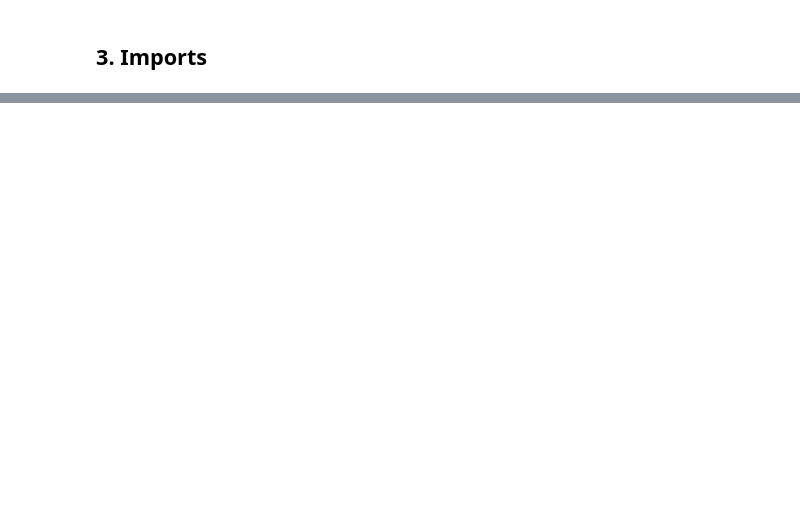
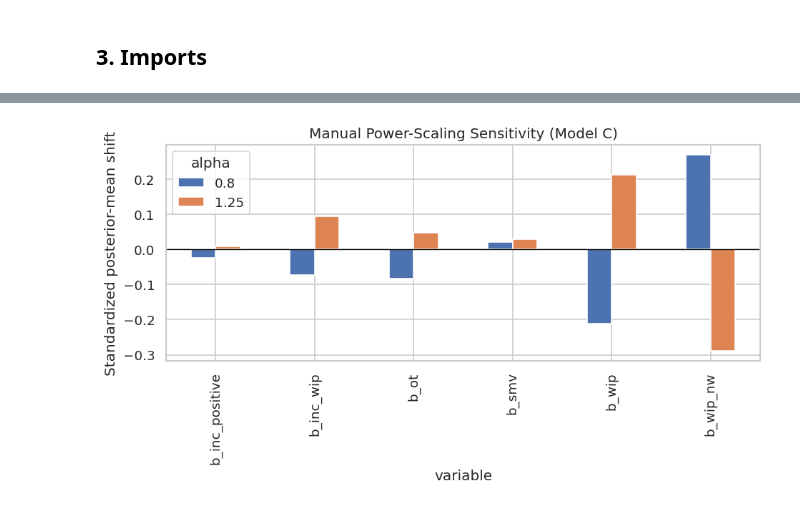
Before and after one commit to dakshini01/ProdFusion, a Jupyter notebook: codes/02_bayesian_beta_model_v2.ipynb, the cells around one changed output, grey strips where cells are left out. Saved outputs shown, nothing was run; the diff lists cells and outputs as text; code cells hidden in the pictures; blank space fills up the shorter version.

```diff
--- a/codes/02_bayesian_beta_model_v2.ipynb
+++ b/codes/02_bayesian_beta_model_v2.ipynb
@@ -965,0 +1734,79 @@ else:
+# %%
+# ── Formal prior sensitivity: power-scaling diagnostics for Model C ───────────
+
+POWER_SCALE_ALPHAS = [0.8, 1.25]  # scale prior/likelihood power away from 1.0
+
+if HAS_PRIORSENSE:
+    try:
+        ps_result = priorsense.powerscale_sensitivity(idata_C)
+        print("priorsense power-scaling sensitivity (cjs distance):")
+        print(ps_result)
+        priorsense.powerscale_plot_dens(idata_C, var_names=["b_wip", "b_inc_positive", "b_inc_wip"])
+        plt.tight_layout()
+        plt.savefig(OUTPUT_DIR / "02_priorsense_powerscale.png", dpi=120)
+        plt.show()
+    except Exception as exc:
+        print(f"priorsense failed ({exc}); falling back to the manual implementation below.")
+        HAS_PRIORSENSE = False
+
+if not HAS_PRIORSENSE:
+    from arviz.stats import psislw
+
+    def manual_powerscale_sensitivity(idata, var_names, alphas=POWER_SCALE_ALPHAS):
+        """
+        Manual power-scaling sensitivity using importance sampling.
+
+        For each variable, compares the base posterior mean to the
+        importance-weighted posterior mean obtained by raising either the
+        prior or the likelihood to the power `alpha`. The importance weights
+        for likelihood-scaling are (alpha - 1) * log_likelihood (summed over
+        observations); Pareto-smoothing is applied via psislw for stability.
+        A large shift relative to the base posterior SD indicates high
+        sensitivity to that component.
+        """
+        log_lik = idata.log_likelihood["y_obs"].sum(dim=[d for d in idata.log_likelihood["y_obs"].dims if d not in ("chain", "draw")])
+        log_lik_flat = log_lik.stack(sample=("chain", "draw")).values  # (n_post,)
+
+        rows = []
+        for var in var_names:
+            base = idata.posterior[var].stack(sample=("chain", "draw")).values
+            if base.ndim > 1:
+                base = base.mean(axis=tuple(range(base.ndim - 1)))  # collapse extra dims if vector param
+            base_mean = float(np.mean(base))
+            base_sd = float(np.std(base))
+
+            for alpha in alphas:
+                log_w = (alpha - 1.0) * log_lik_flat
+                smoothed_log_w, _ = psislw(log_w)
+                w = np.exp(smoothed_log_w - smoothed_log_w.max())
+                w = w / w.sum()
+                scaled_mean = float(np.sum(w * base))
+                shift = (scaled_mean - base_mean) / base_sd if base_sd > 0 else 0.0
+                rows.append({
+                    "variable": var,
+                    "component": "likelihood",
+                    "alpha": alpha,
+                    "base_mean": base_mean,
+                    "scaled_mean": scaled_mean,
+                    "standardized_shift": shift,
+                })
+        return pd.DataFrame(rows)
+
+    sensitivity_vars = ["b_wip", "b_inc_positive", "b_inc_wip", "b_wip_nw", "b_ot", "b_smv"]
+    manual_sensitivity_df = manual_powerscale_sensitivity(idata_C, sensitivity_vars)
+    print("Manual power-scaling sensitivity (likelihood-scaling; |standardized_shift| > ~0.1 "
+          "suggests the posterior for that parameter is sensitive to the amount of data evidence):")
+    print(manual_sensitivity_df)
+
+    manual_sensitivity_df.to_csv(MODEL_DIR / "02_prior_sensitivity_manual.csv", index=False)
+
+    fig, ax = plt.subplots(figsize=(8, 4.5))
+    pivot = manual_sensitivity_df.pivot(index="variable", columns="alpha", values="standardized_shift")
+    pivot.plot(kind="bar", ax=ax)
+    ax.axhline(0, color="black", linewidth=0.8)
+    ax.set_ylabel("Standardized posterior-mean shift")
+    ax.set_title("Manual Power-Scaling Sensitivity (Model C)")
+    plt.tight_layout()
+    plt.savefig(OUTPUT_DIR / "02_prior_sensitivity_manual.png", dpi=120)
+    plt.show()
+# %% [output]
@@ -965,0 +1830 @@ else:
+[figure, added]
```
Also changed, not shown: parts of 91 cells of this notebook.
